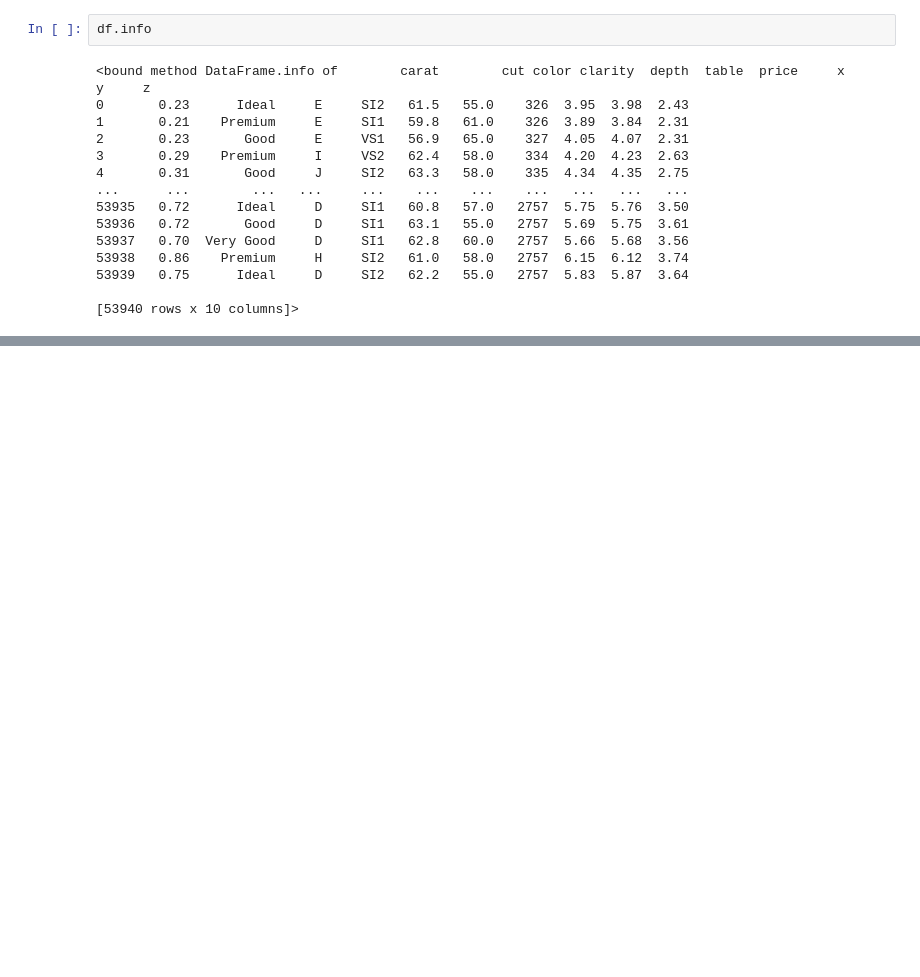
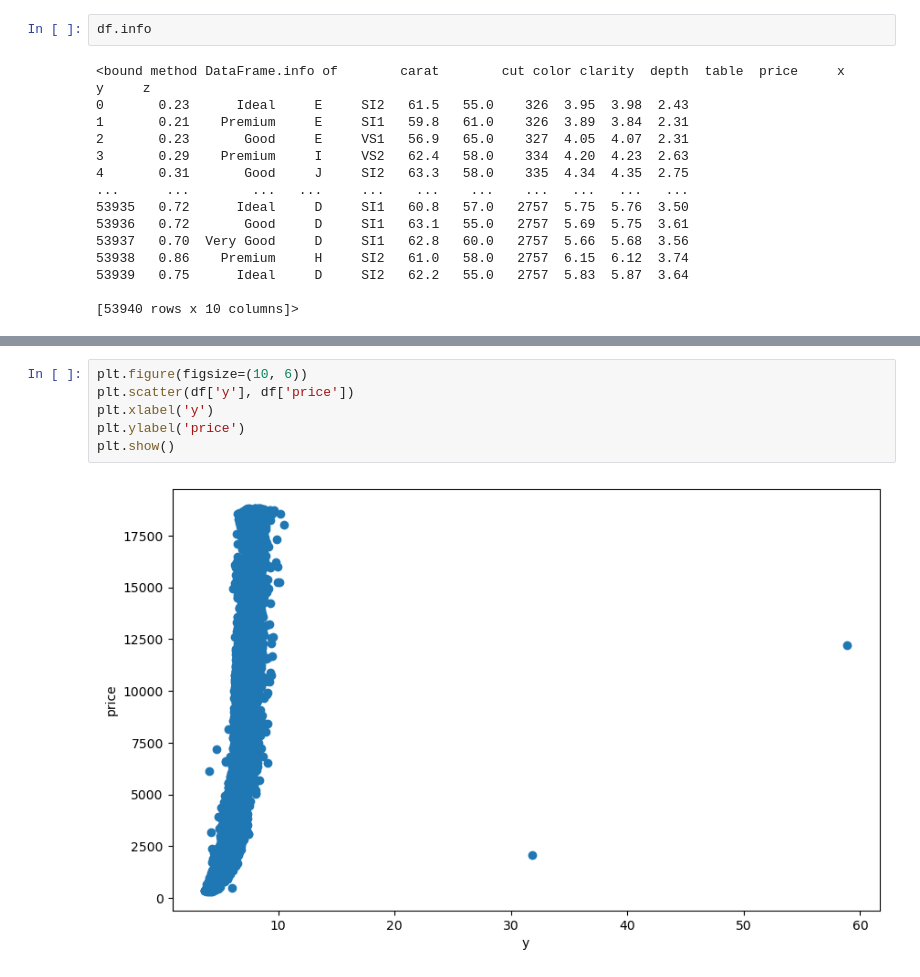
Before and after one commit to brzydki/Diamod-Price-Prediction-LinearRegression, a Jupyter notebook: Diamond Price Prediction.ipynb, the cells around one changed output, grey strips where cells are left out. Drawn from its saved outputs; the diff is of its cells as text; blank space fills up the shorter version.

```diff
--- a/Diamond Price Prediction.ipynb
+++ b/Diamond Price Prediction.ipynb
@@ -88,0 +128,8 @@ df.info
+# %%
+plt.figure(figsize=(10, 6))
+plt.scatter(df['y'], df['price'])
+plt.xlabel('y')
+plt.ylabel('price')
+plt.show()
+# %% [output]
+[figure, added]
```
Also changed, not shown: parts of 43 cells of this notebook.
